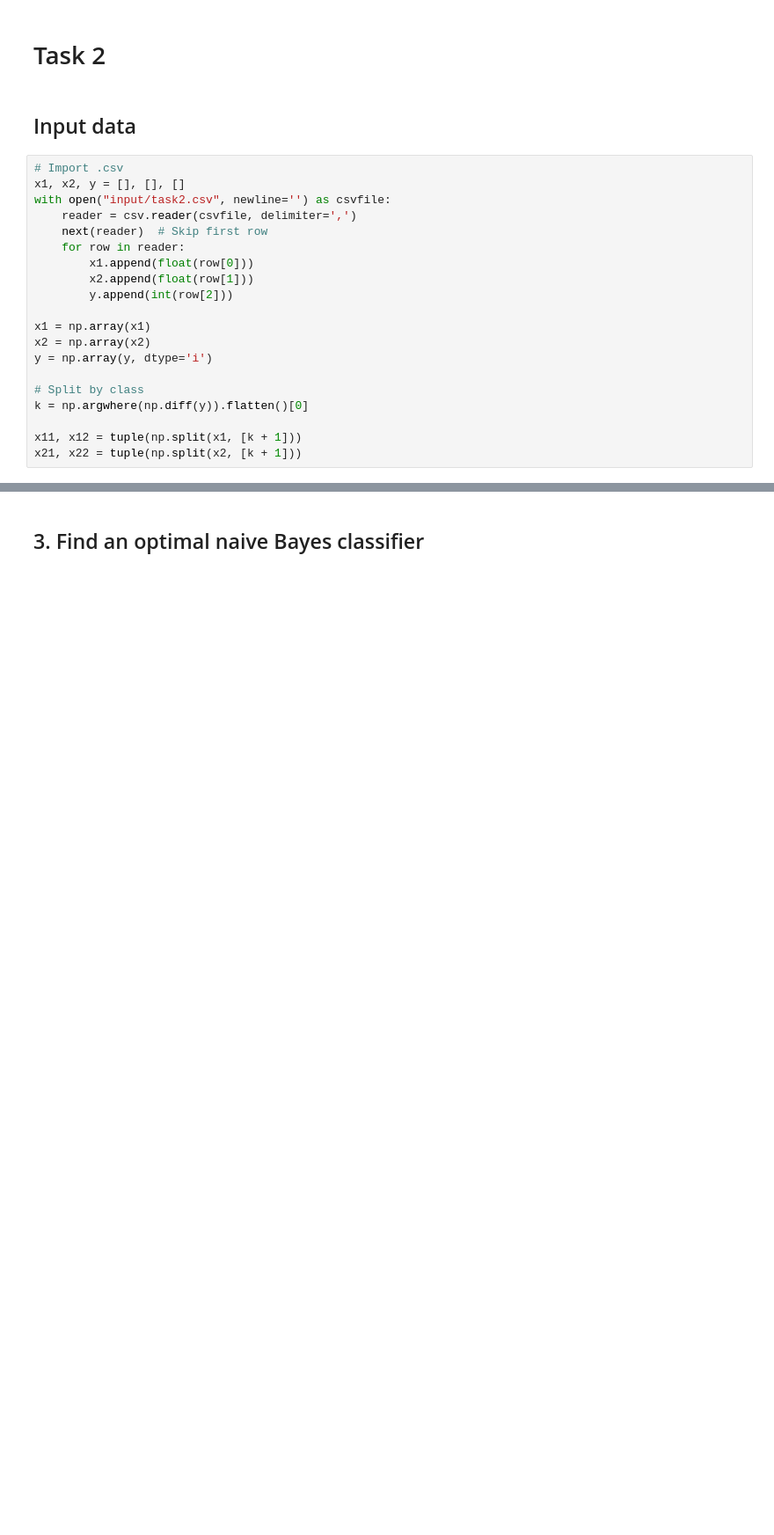
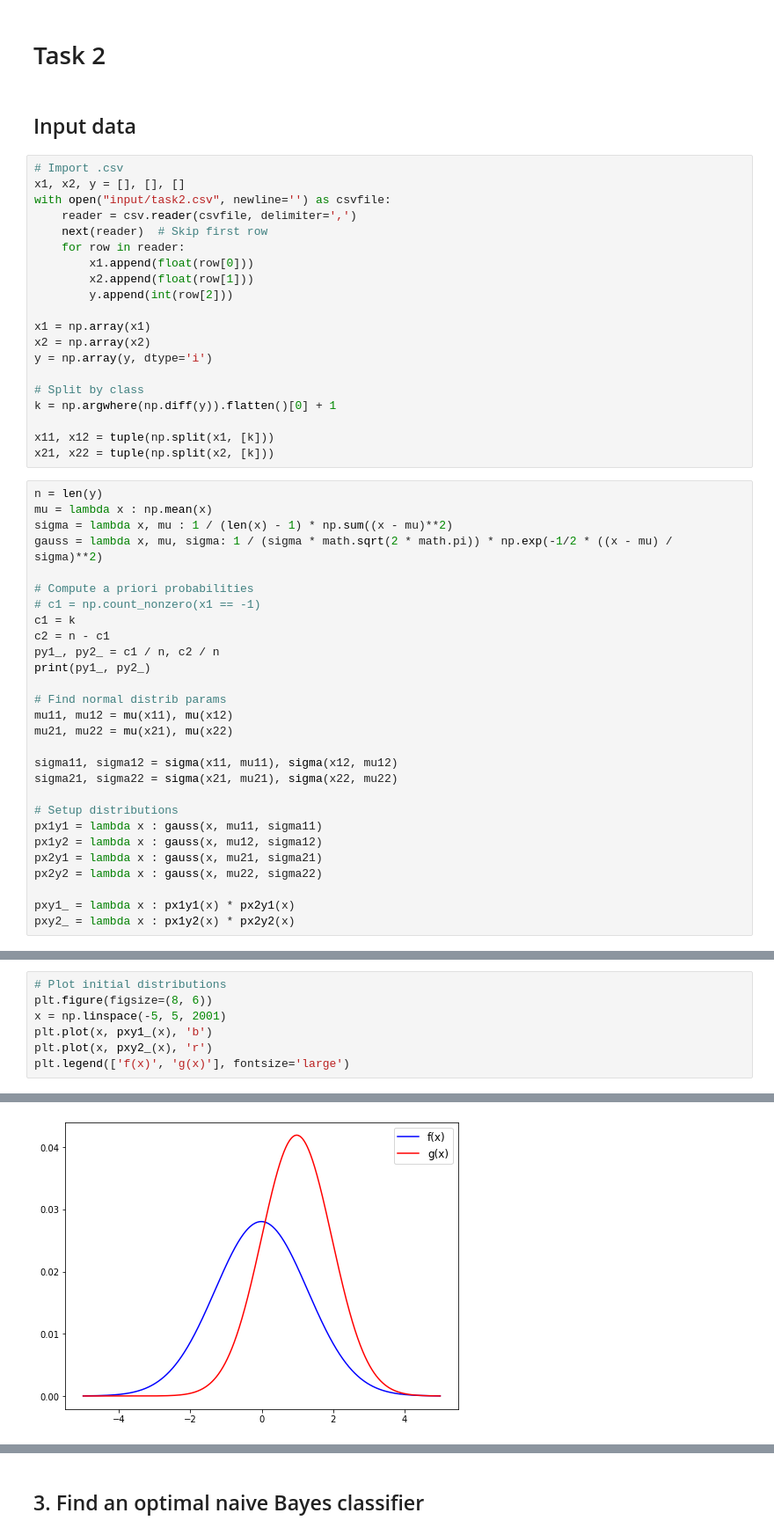
Before and after one commit to scikodot/msu-share, a Jupyter notebook: ml/seminar02/seminar02.ipynb, the cells around one changed output, grey strips where cells are left out. Shown at 88% size. Saved outputs shown, nothing was run; the diff lists cells and outputs as text; blank space fills up the shorter version.

```diff
--- a/ml/seminar02/seminar02.ipynb
+++ b/ml/seminar02/seminar02.ipynb
@@ -110,7 +110,35 @@ x2 = np.array(x2)
 y = np.array(y, dtype='i')
 
 # Split by class
-k = np.argwhere(np.diff(y)).flatten()[0]
+k = np.argwhere(np.diff(y)).flatten()[0] + 1
 
-x11, x12 = tuple(np.split(x1, [k + 1]))
-x21, x22 = tuple(np.split(x2, [k + 1]))
+x11, x12 = tuple(np.split(x1, [k]))
+x21, x22 = tuple(np.split(x2, [k]))
+# %%
+n = len(y)
+mu = lambda x : np.mean(x)
+sigma = lambda x, mu : 1 / (len(x) - 1) * np.sum((x - mu)**2)
+gauss = lambda x, mu, sigma: 1 / (sigma * math.sqrt(2 * math.pi)) * np.exp(-1/2 * ((x - mu) / sigma)**2)
+
+# Compute a priori probabilities
+# c1 = np.count_nonzero(x1 == -1)
+c1 = k
+c2 = n - c1
+py1_, py2_ = c1 / n, c2 / n
+print(py1_, py2_)
+
+# Find normal distrib params
+mu11, mu12 = mu(x11), mu(x12)
+mu21, mu22 = mu(x21), mu(x22)
+
+sigma11, sigma12 = sigma(x11, mu11), sigma(x12, mu12)
+sigma21, sigma22 = sigma(x21, mu21), sigma(x22, mu22)
+
+# Setup distributions
+px1y1 = lambda x : gauss(x, mu11, sigma11)
+px1y2 = lambda x : gauss(x, mu12, sigma12)
+px2y1 = lambda x : gauss(x, mu21, sigma21)
+px2y2 = lambda x : gauss(x, mu22, sigma22)
+
+pxy1_ = lambda x : px1y1(x) * px2y1(x)
+pxy2_ = lambda x : px1y2(x) * px2y2(x)
@@ -116,0 +147,8 @@ x21, x22 = tuple(np.split(x2, [k + 1]))
+# %%
+# Plot initial distributions
+plt.figure(figsize=(8, 6))
+x = np.linspace(-5, 5, 2001)
+plt.plot(x, pxy1_(x), 'b')
+plt.plot(x, pxy2_(x), 'r')
+plt.legend(['f(x)', 'g(x)'], fontsize='large')
+# %% [output]
@@ -116,0 +156 @@ x21, x22 = tuple(np.split(x2, [k + 1]))
+[figure, added]
```
Also changed, not shown: parts of 8 cells of this notebook, 1 other file.
